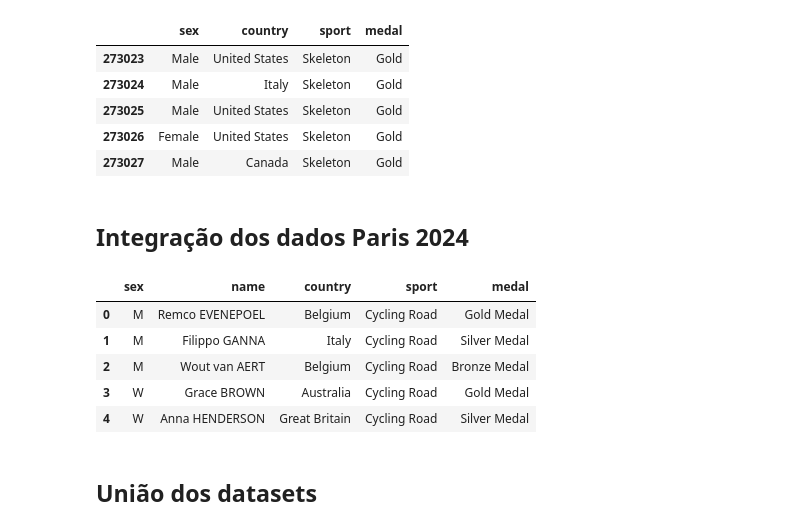
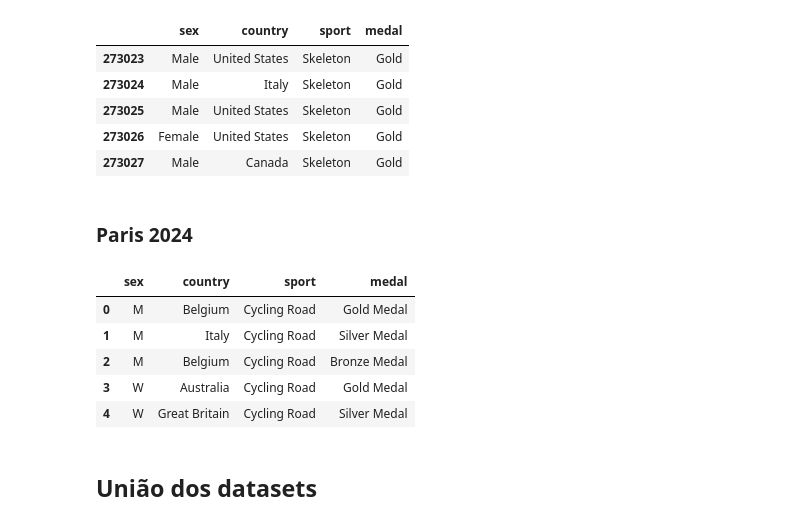
Before and after one commit to flavia-segadilha/olympics-datalake, a Jupyter notebook: pipeline.ipynb, the cells around one changed output. Drawn from its saved outputs; the diff is of its cells as text; code cells hidden in the pictures.

```diff
--- a/pipeline.ipynb
+++ b/pipeline.ipynb
@@ -53,22 +46,22 @@ historico.head()
 | 273026 | Female | United States | Skeleton | Gold |
 | 273027 | Male | Canada | Skeleton | Gold |
 # %% [markdown]
-## Integração dos dados Paris 2024
+### Paris 2024
 # %%
 paris = medals_2024.merge(nocs_2024[['code', 'country']], left_on='country_code', right_on='code', how='left')
 paris = paris.merge(athletes_2024[['name', 'gender']], on='name', how='left')
 
 paris = paris.rename(columns={"gender_x": "sex", "country_y": "country", "discipline": "sport", "medal_type": "medal"})
 
-paris = paris[['sex', 'name', 'country', 'sport', 'medal']]
+paris = paris[['sex', 'country', 'sport', 'medal']]
 
 paris.head()
 # %% [output]
-|  | sex | name | country | sport | medal |
-| 0 | M | Remco EVENEPOEL | Belgium | Cycling Road | Gold Medal |
-| 1 | M | Filippo GANNA | Italy | Cycling Road | Silver Medal |
-| 2 | M | Wout van AERT | Belgium | Cycling Road | Bronze Medal |
-| 3 | W | Grace BROWN | Australia | Cycling Road | Gold Medal |
-| 4 | W | Anna HENDERSON | Great Britain | Cycling Road | Silver Medal |
+|  | sex | country | sport | medal |
+| 0 | M | Belgium | Cycling Road | Gold Medal |
+| 1 | M | Italy | Cycling Road | Silver Medal |
+| 2 | M | Belgium | Cycling Road | Bronze Medal |
+| 3 | W | Australia | Cycling Road | Gold Medal |
+| 4 | W | Great Britain | Cycling Road | Silver Medal |
 # %% [markdown]
 ## União dos datasets
```
Also changed, not shown: parts of 29 cells of this notebook.
